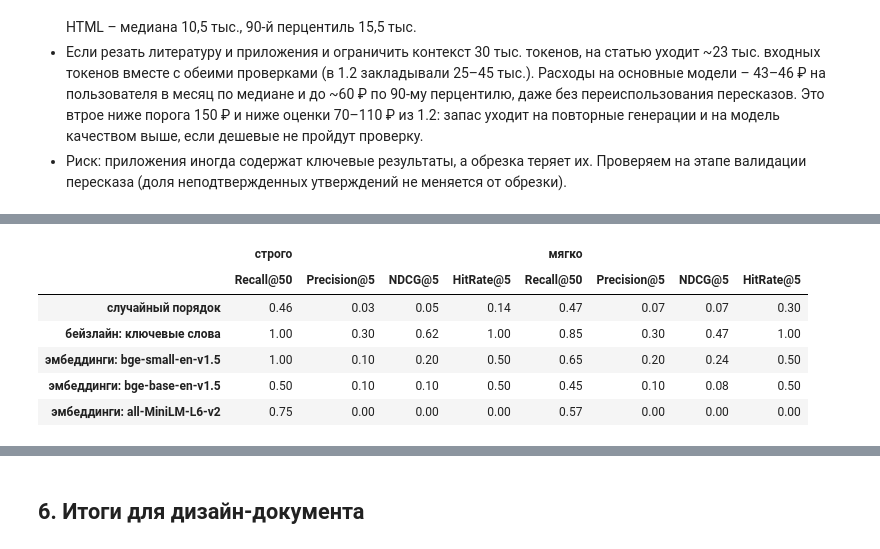
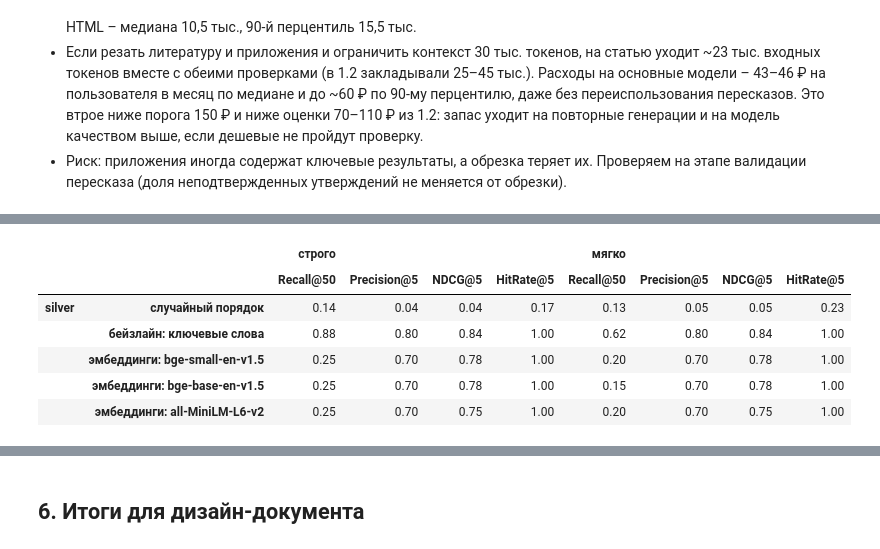
Before and after one commit to neilarphy/arxiv-daily-digest, a Jupyter notebook: notebooks/01_eda_arxiv.ipynb, the cells around one changed output, grey strips where cells are left out. Cells and saved outputs as stored; diff of their text form; code cells hidden in the pictures.

```diff
--- a/notebooks/01_eda_arxiv.ipynb
+++ b/notebooks/01_eda_arxiv.ipynb
@@ -661,39 +755,38 @@ else:
 # %%
-if ready:
-    import time
-
-    queries = [f"{p['title']}. {p['abstract']}" for p in profile["favorite_papers"]]
-    if profile.get("description"):
-        queries.append(profile["description"])
-    docs = (gold["title"] + ". " + gold["abstract"]).tolist()
-    embedding_models = [
-        "BAAI/bge-small-en-v1.5",
-        "BAAI/bge-base-en-v1.5",
-        "sentence-transformers/all-MiniLM-L6-v2",
-    ]
-    speed = {}
-    for name in embedding_models:
-        model = TextEmbedding(name)
-        q = np.array(list(model.embed(queries, batch_size=16)))
-        start = time.perf_counter()
-        d = np.array(list(model.embed(docs, batch_size=16)))
-        speed[name] = (time.perf_counter() - start) / len(docs)
-        q /= np.linalg.norm(q, axis=1, keepdims=True)
-        d /= np.linalg.norm(d, axis=1, keepdims=True)
-        gold[f"emb:{name.split('/')[-1]}"] = (d @ q.T).max(axis=1)
-        if name == "BAAI/bge-small-en-v1.5":
-            sims_small = d @ q.T
-    for name, sec in speed.items():
-        print(f"{name}: {sec:.2f} с на статью на CPU, пул 900 статей – {sec * 900 / 60:.1f} мин")
-
+def by_annotator(columns: dict, with_random: bool = False, sample_only: bool = False):
+    """Метрики по каждому разметчику и среднее по разметчикам, строго и мягко."""
     tables = {}
     for lenient, title in ((False, "строго"), (True, "мягко")):
-        rnd = [evaluate(gold.assign(random=0.0), "random", lenient, seed=s) for s in range(200)]
-        rows = {"случайный порядок": pd.DataFrame(rnd).mean().to_dict()}
-        rows["бейзлайн: ключевые слова"] = evaluate(gold, "kw_score", lenient)
-        for col in [c for c in gold.columns if c.startswith("emb:")]:
-            rows[f"эмбеддинги: {col[4:]}"] = evaluate(gold, col, lenient)
-        tables[title] = pd.DataFrame(rows).T
-    results = tables["строго"]
-    display(pd.concat(tables, axis=1).style.format("{:.2f}"))
+        per_annotator = {}
+        for ann, frame in scored.items():
+            part = frame[frame["in_sample"]] if sample_only else frame
+            rows = {}
+            if with_random:
+                rnd = [
+                    evaluate(part.assign(random=0.0), "random", lenient, seed=s) for s in range(200)
+                ]
+                rows["случайный порядок"] = pd.DataFrame(rnd).mean().to_dict()
+            rows |= {name: evaluate(part, col, lenient) for name, col in columns.items()}
+            per_annotator[ann] = pd.DataFrame(rows).T
+        table = pd.concat(per_annotator)
+        if len(per_annotator) > 1:
+            mean = pd.concat(per_annotator.values()).groupby(level=0, sort=False).mean()
+            table = pd.concat([table, pd.concat({"среднее": mean})])
+        tables[title] = table
+    return pd.concat(tables, axis=1)
+
+
+def overall(table: pd.DataFrame) -> pd.DataFrame:
+    """Итог по разметчикам: среднее, а если разметчик один – его строки."""
+    return table.loc["среднее"] if "среднее" in table.index else table.loc[next(iter(scored))]
+
+
+if ready:
+    first = next(iter(scored.values()))
+    model_columns = {"бейзлайн: ключевые слова": "kw"} | {
+        f"эмбеддинги: {c[4:]}": c for c in first.columns if c.startswith("emb:")
+    }
+    selection = by_annotator(model_columns, with_random=True)
+    results = overall(selection["строго"])
+    display(selection.style.format("{:.2f}"))
 # %% [output]
@@ -703,10 +793,10 @@ sentence-transformers/all-MiniLM-L6-v2: 0.05 с на статью на CPU, пу
-|  | строго |  |  |  | мягко |  |  |  |
-|  | Recall@50 | Precision@5 | NDCG@5 | HitRate@5 | Recall@50 | Precision@5 | NDCG@5 | HitRate@5 |
-| случайный порядок | 0.46 | 0.03 | 0.05 | 0.14 | 0.47 | 0.07 | 0.07 | 0.30 |
-| бейзлайн: ключевые слова | 1.00 | 0.30 | 0.62 | 1.00 | 0.85 | 0.30 | 0.47 | 1.00 |
-| эмбеддинги: bge-small-en-v1.5 | 1.00 | 0.10 | 0.20 | 0.50 | 0.65 | 0.20 | 0.24 | 0.50 |
-| эмбеддинги: bge-base-en-v1.5 | 0.50 | 0.10 | 0.10 | 0.50 | 0.45 | 0.10 | 0.08 | 0.50 |
-| эмбеддинги: all-MiniLM-L6-v2 | 0.75 | 0.00 | 0.00 | 0.00 | 0.57 | 0.00 | 0.00 | 0.00 |
+|  |  | строго |  |  |  | мягко |  |  |  |
+|  |  | Recall@50 | Precision@5 | NDCG@5 | HitRate@5 | Recall@50 | Precision@5 | NDCG@5 | HitRate@5 |
+| silver | случайный порядок | 0.14 | 0.04 | 0.04 | 0.17 | 0.13 | 0.05 | 0.05 | 0.23 |
+|  | бейзлайн: ключевые слова | 0.88 | 0.80 | 0.84 | 1.00 | 0.62 | 0.80 | 0.84 | 1.00 |
+|  | эмбеддинги: bge-small-en-v1.5 | 0.25 | 0.70 | 0.78 | 1.00 | 0.20 | 0.70 | 0.78 | 1.00 |
+|  | эмбеддинги: bge-base-en-v1.5 | 0.25 | 0.70 | 0.78 | 1.00 | 0.15 | 0.70 | 0.78 | 1.00 |
+|  | эмбеддинги: all-MiniLM-L6-v2 | 0.25 | 0.70 | 0.75 | 1.00 | 0.20 | 0.70 | 0.75 | 1.00 |
 # %% [markdown]
 Скор зависит не только от модели, но и от того, как собран профиль. Для bge-small сравниваем:
 максимум косинуса по любимым статьям и описанию (как выше), только описание, средний вектор
```
Also changed, not shown: parts of 14 cells of this notebook, 3 other files.
